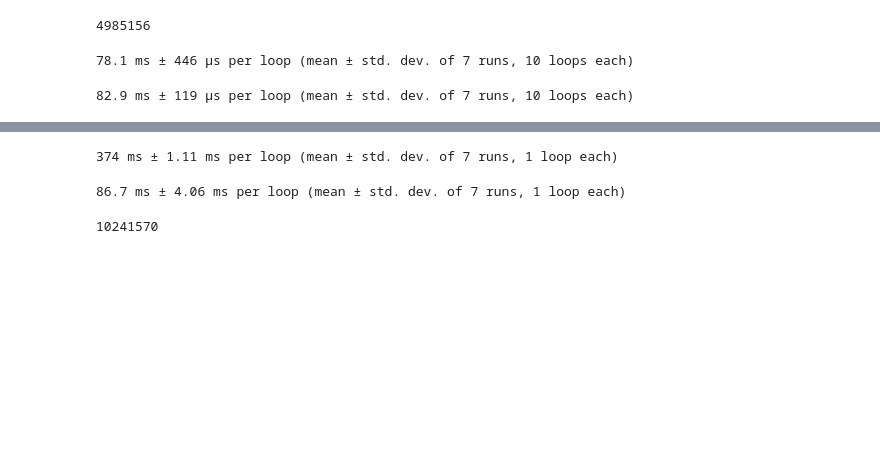
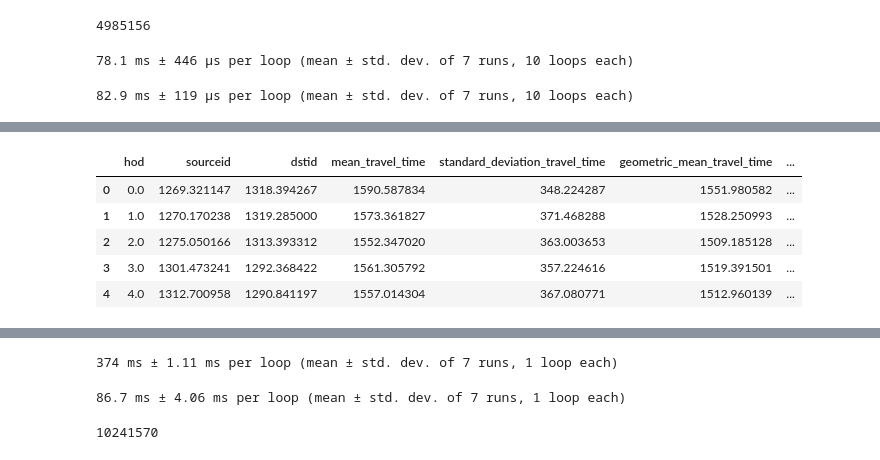
Before and after one commit to rapidsai/cuxfilter, a Jupyter notebook: pygdf.ipynb, the cells around one changed output, grey strips where cells are left out. Saved outputs shown, nothing was run; the diff lists cells and outputs as text; code cells hidden in the pictures; blank space fills up the shorter version.

```diff
--- a/pygdf.ipynb
+++ b/pygdf.ipynb
@@ -63,0 +121,2 @@ len(gdf_df)
+# %%
+c = gdf_df.groupby(by=['hod']).mean()
@@ -63,0 +125,9 @@ len(gdf_df)
+# %%
+c.head().to_pandas()
+# %% [output]
+|  | hod | sourceid | dstid | mean_travel_time | standard_deviation_travel_time | geometric_mean_travel_time | ... |
+| 0 | 0.0 | 1269.321147 | 1318.394267 | 1590.587834 | 348.224287 | 1551.980582 | ... |
+| 1 | 1.0 | 1270.170238 | 1319.285000 | 1573.361827 | 371.468288 | 1528.250993 | ... |
+| 2 | 2.0 | 1275.050166 | 1313.393312 | 1552.347020 | 363.003653 | 1509.185128 | ... |
+| 3 | 3.0 | 1301.473241 | 1292.368422 | 1561.305792 | 357.224616 | 1519.391501 | ... |
+| 4 | 4.0 | 1312.700958 | 1290.841197 | 1557.014304 | 367.080771 | 1512.960139 | ... |
```
Also changed, not shown: parts of 26 cells of this notebook, 8 other files.
